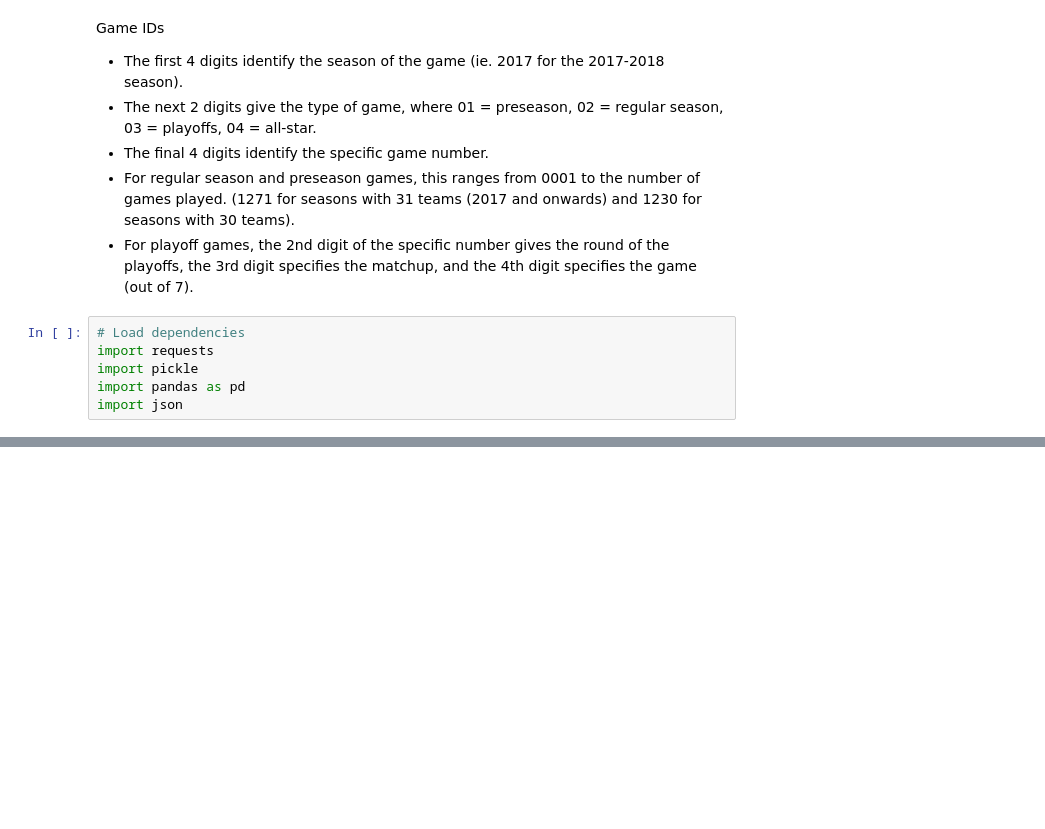
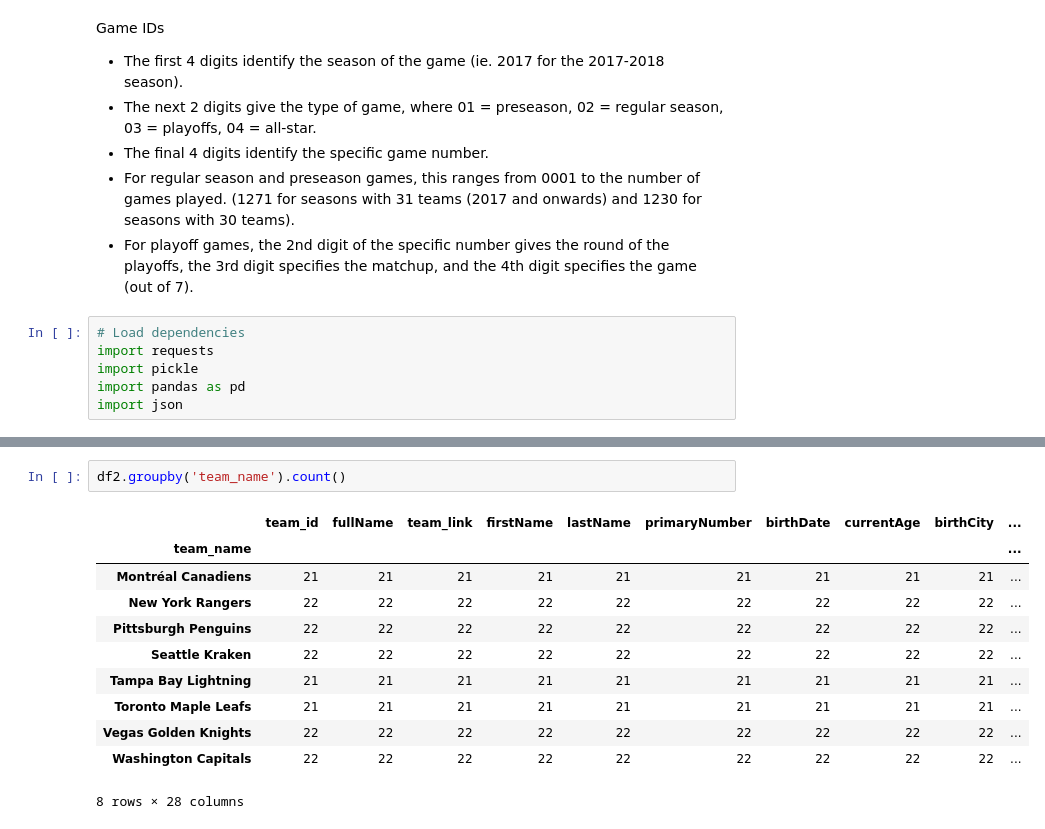
Before and after one commit to the-data-base/nhl-breakouts, a Jupyter notebook: exploring_nhl_api.ipynb, the cells around one changed output, grey strips where cells are left out. Cells and saved outputs as stored; diff of their text form; blank space fills up the shorter version.

```diff
--- a/exploring_nhl_api.ipynb
+++ b/exploring_nhl_api.ipynb
@@ -130,0 +182,14 @@ df2.head(4)
+# %%
+df2.groupby('team_name').count()
+# %% [output]
+|  | team_id | fullName | team_link | firstName | lastName | primaryNumber | birthDate | currentAge | birthCity | ... |
+| team_name |  |  |  |  |  |  |  |  |  | ... |
+| Montréal Canadiens | 21 | 21 | 21 | 21 | 21 | 21 | 21 | 21 | 21 | ... |
+| New York Rangers | 22 | 22 | 22 | 22 | 22 | 22 | 22 | 22 | 22 | ... |
+| Pittsburgh Penguins | 22 | 22 | 22 | 22 | 22 | 22 | 22 | 22 | 22 | ... |
+| Seattle Kraken | 22 | 22 | 22 | 22 | 22 | 22 | 22 | 22 | 22 | ... |
+| Tampa Bay Lightning | 21 | 21 | 21 | 21 | 21 | 21 | 21 | 21 | 21 | ... |
+| Toronto Maple Leafs | 21 | 21 | 21 | 21 | 21 | 21 | 21 | 21 | 21 | ... |
+| Vegas Golden Knights | 22 | 22 | 22 | 22 | 22 | 22 | 22 | 22 | 22 | ... |
+| Washington Capitals | 22 | 22 | 22 | 22 | 22 | 22 | 22 | 22 | 22 | ... |
+8 rows × 28 columns
```
Also changed, not shown: parts of 12 cells of this notebook.
